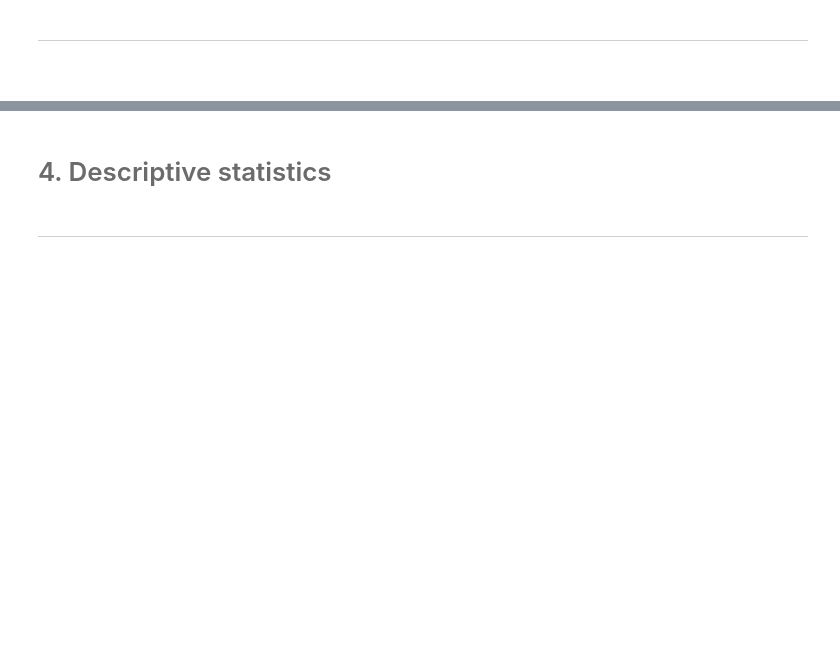
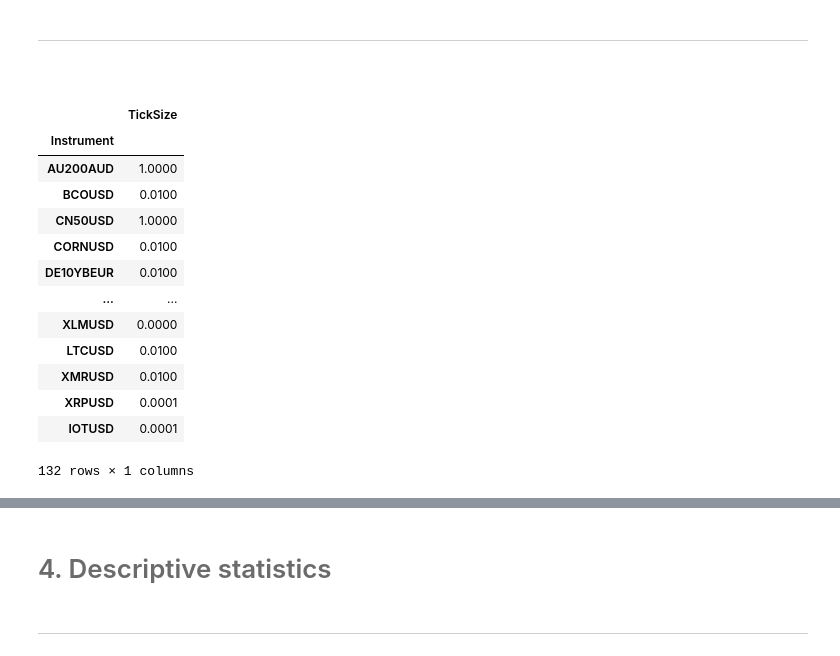
Before and after one commit to HKael/MYST-3, a Jupyter notebook: notebook.ipynb, the cells around one changed output, grey strips where cells are left out. Drawn from its saved outputs; the diff is of its cells as text; code cells hidden in the pictures; blank space fills up the shorter version.

```diff
--- a/notebook.ipynb
+++ b/notebook.ipynb
@@ -93,2 +89,19 @@ The following are the file dependencies that are needed to run this notebook:
 # %% [markdown]
 <br>
+# %%
+data_pips
+# %% [output]
+|  | TickSize |
+| Instrument |  |
+| AU200AUD | 1.0000 |
+| BCOUSD | 0.0100 |
+| CN50USD | 1.0000 |
+| CORNUSD | 0.0100 |
+| DE10YBEUR | 0.0100 |
+| ... | ... |
+| XLMUSD | 0.0000 |
+| LTCUSD | 0.0100 |
+| XMRUSD | 0.0100 |
+| XRPUSD | 0.0001 |
+| IOTUSD | 0.0001 |
+132 rows × 1 columns
```
Also changed, not shown: parts of 7 cells of this notebook.
